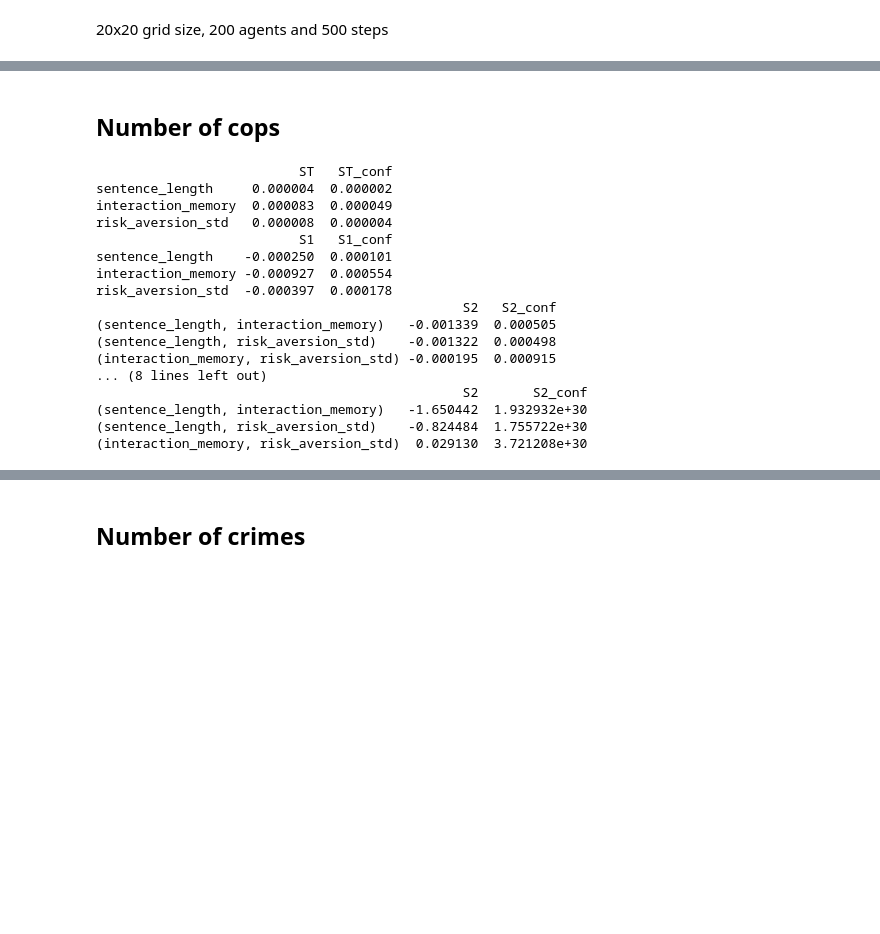
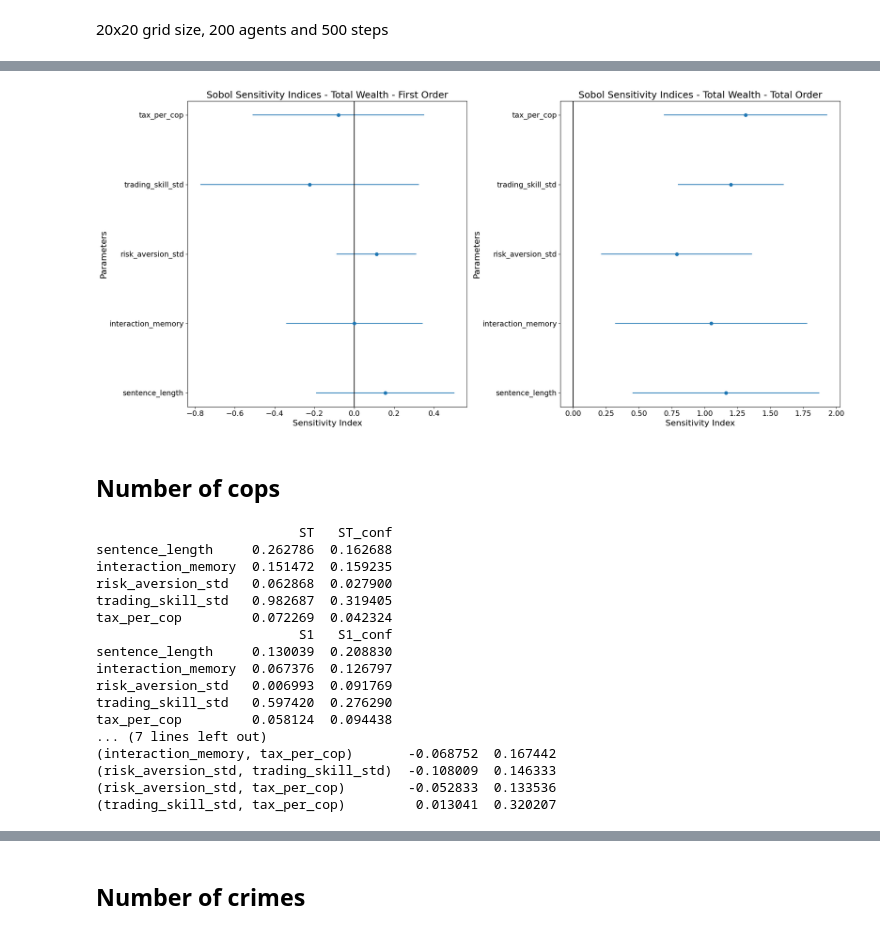
Before and after one commit to nabilasiregar/abm-project, a Jupyter notebook: notebooks/sensitivity_analysis_Global.ipynb, the cells around one changed output, grey strips where cells are left out. Cells and saved outputs as stored; diff of their text form; code cells hidden in the pictures; blank space fills up the shorter version.

```diff
--- a/notebooks/sensitivity_analysis_Global.ipynb
+++ b/notebooks/sensitivity_analysis_Global.ipynb
@@ -230,3 +21,35 @@ plt.show()
+# %%
+problem = {
+        'num_vars': 5,
+        'names': ['sentence_length', 'interaction_memory', 'risk_aversion_std', 'trading_skill_std', 'tax_per_cop'],
+        'bounds': [[5, 90], [10, 100], [0.1, 0.90], [0.1, 0.90], [0.01, 0.1]]
+}
+
+param_values = saltelli.sample(problem, 64, calc_second_order=True) # Generate samples (Num of model evaluations)
+len_param_set = len(param_values)
+# %%
+# Take the last step of the simulation
+
+data_last_step_500 = data_last_step[data_last_step['Step'] == 500]
+
+results = pd.DataFrame()
+
+grouped = data_last_step_500.groupby('iteration')
+
+for i in range(len_param_set):
+    # Select the ith row from each group
+    ith_rows = grouped.nth(i)
+    # Compute the mean of the ith rows
+    mean_ith_rows = ith_rows.mean().to_frame().T
+    # Append the mean row to the results DataFrame
+    results = pd.concat([results, mean_ith_rows], ignore_index=True)
+
+# print(len(results))
+# %%
+# Handling extreme values: Cap the values
+df = pd.DataFrame(results, columns=['total_wealth'])
+
+results['total_wealth_cap'] = df['total_wealth'].clip(lower=-3e150, upper=3e150)
 # %% [markdown]
 ## Total wealth
 # %% [markdown]
@@ -238,7 +58,5 @@ data_last_step_1 = pd.read_csv('../results/global_sensitivity_analysis_model_res
 # %%
-#print(data.columns)
-
-S_i_wealth_all_1 = sobol.analyze(problem, data_all_steps_1['total_wealth'].values, print_to_console=True, calc_second_order=True)
-S_i_wealth_last_1 = sobol.analyze(problem, data_last_step_1['total_wealth'].values, print_to_console=True, calc_second_order=True)
+S_i_wealth_last = sobol.analyze(problem, results['total_wealth_cap'].values, print_to_console=True, calc_second_order=True)
+# S_i_wealth_last_1.plot()
 # %% [output]
                           ST   ST_conf
@@ -303,24 +79,26 @@ plt.show()
+# %%
+plot_first_and_total_order(S_i_wealth_last, problem['names'], title='Sobol Sensitivity Indices - Total Wealth', title_fontsize=18, label_fontsize=16, tick_fontsize=14)
+# %% [output]
+[figure, added]
 # %% [markdown]
 ## Number of cops
 # %%
-
-S_i_cops_all_1 = sobol.analyze(problem, data_all_steps_1['num_cops'].values, print_to_console=True, calc_second_order=True)
-S_i_cops_last_1 = sobol.analyze(problem, data_last_step_1['num_cops'].values, print_to_console=True, calc_second_order=True)
+S_i_cops_last = sobol.analyze(problem, results['num_cops'].values, print_to_console=True, calc_second_order=True)
 # %% [output]
                           ST   ST_conf
-sentence_length     0.000004  0.000002
-interaction_memory  0.000083  0.000049
-risk_aversion_std   0.000008  0.000004
+sentence_length     0.262786  0.162688
+interaction_memory  0.151472  0.159235
+risk_aversion_std   0.062868  0.027900
+trading_skill_std   0.982687  0.319405
+tax_per_cop         0.072269  0.042324
                           S1   S1_conf
-sentence_length    -0.000250  0.000101
-interaction_memory -0.000927  0.000554
-risk_aversion_std  -0.000397  0.000178
-                                               S2   S2_conf
-(sentence_length, interaction_memory)   -0.001339  0.000505
-(sentence_length, risk_aversion_std)    -0.001322  0.000498
-(interaction_memory, risk_aversion_std) -0.000195  0.000915
-... (8 lines left out)
-                                               S2       S2_conf
-(sentence_length, interaction_memory)   -1.650442  1.932932e+30
-(sentence_length, risk_aversion_std)    -0.824484  1.755722e+30
-(interaction_memory, risk_aversion_std)  0.029130  3.721208e+30
+sentence_length     0.130039  0.208830
+interaction_memory  0.067376  0.126797
+risk_aversion_std   0.006993  0.091769
+trading_skill_std   0.597420  0.276290
+tax_per_cop         0.058124  0.094438
+... (7 lines left out)
+(interaction_memory, tax_per_cop)       -0.068752  0.167442
+(risk_aversion_std, trading_skill_std)  -0.108009  0.146333
+(risk_aversion_std, tax_per_cop)        -0.052833  0.133536
+(trading_skill_std, tax_per_cop)         0.013041  0.320207
```
Also changed, not shown: parts of 30 cells of this notebook.
